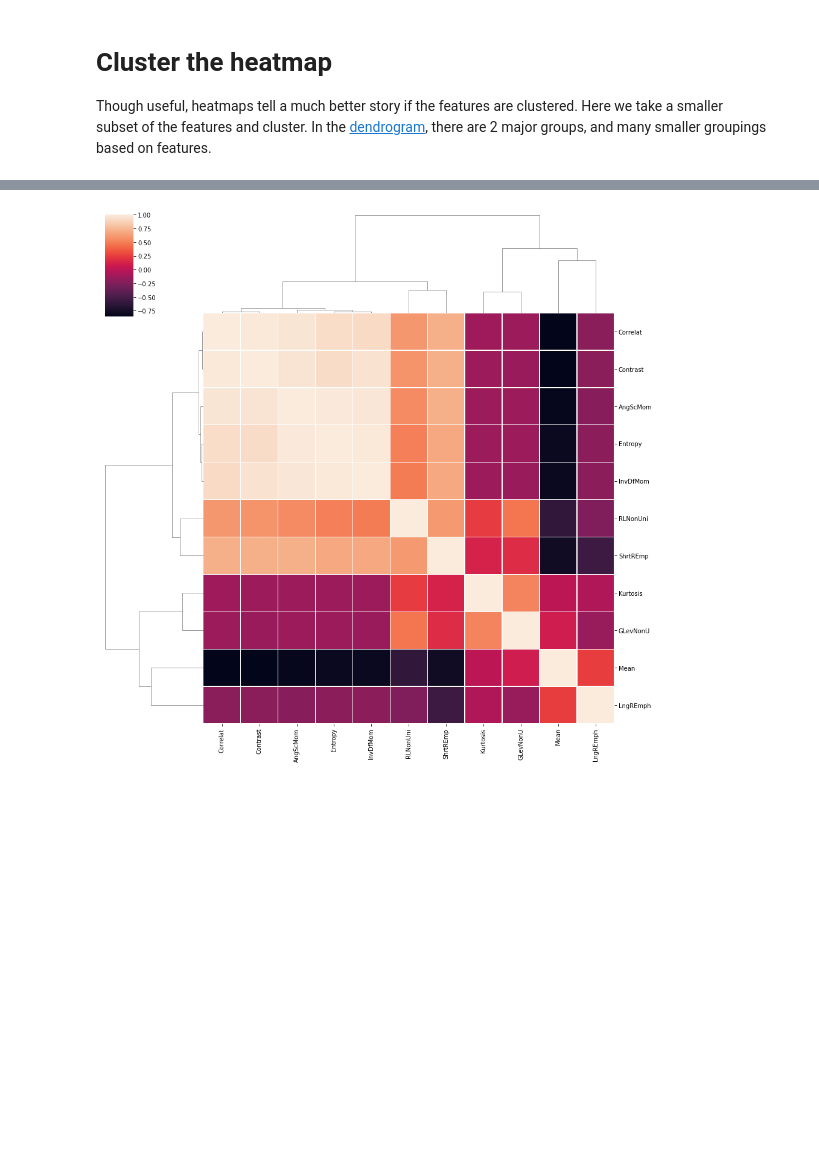
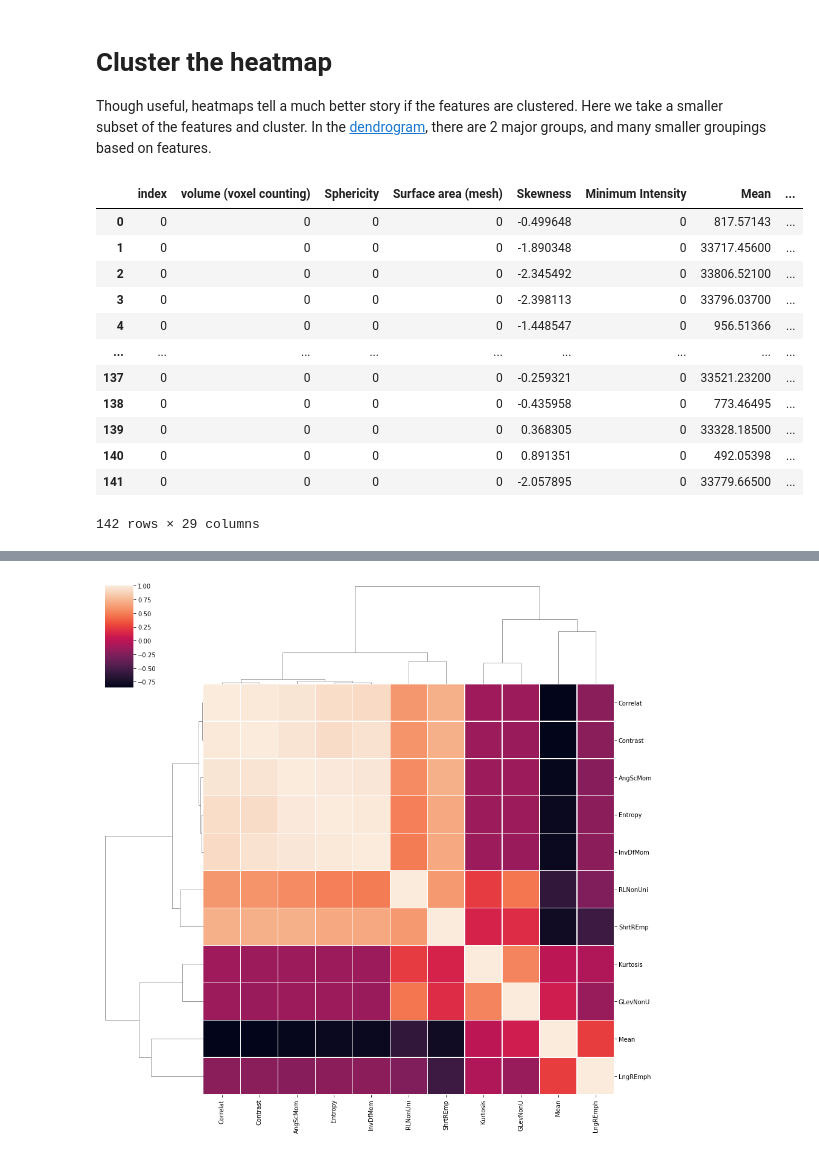
Before and after one commit to manos-mark/radiomics-features-extraction, a Jupyter notebook: MaZda/notebooks/feature visualization.ipynb, the cells around one changed output, grey strips where cells are left out. Saved outputs shown, nothing was run; the diff lists cells and outputs as text; code cells hidden in the pictures; blank space fills up the shorter version.

```diff
--- a/MaZda/notebooks/feature visualization.ipynb
+++ b/MaZda/notebooks/feature visualization.ipynb
@@ -209,6 +209,23 @@ for patient_reports in mazda_output_info.iloc[:,-1]:
 # Cluster the heatmap
 
 Though useful, heatmaps tell a much better story if the features are clustered.  Here we take a smaller subset of the features and cluster.  In the [dendrogram](https://en.wikipedia.org/wiki/Dendrogram), there are 2 major groups, and many smaller groupings based on features.
+# %%
+mazda_dataset=mazda_dataset.reset_index()
+mazda_dataset
+# %% [output]
+|  | index | volume (voxel counting) | Sphericity | Surface area (mesh) | Skewness | Minimum Intensity | Mean | ... |
+| 0 | 0 | 0 | 0 | 0 | -0.499648 | 0 | 817.57143 | ... |
+| 1 | 0 | 0 | 0 | 0 | -1.890348 | 0 | 33717.45600 | ... |
+| 2 | 0 | 0 | 0 | 0 | -2.345492 | 0 | 33806.52100 | ... |
+| 3 | 0 | 0 | 0 | 0 | -2.398113 | 0 | 33796.03700 | ... |
+| 4 | 0 | 0 | 0 | 0 | -1.448547 | 0 | 956.51366 | ... |
+| ... | ... | ... | ... | ... | ... | ... | ... | ... |
+| 137 | 0 | 0 | 0 | 0 | -0.259321 | 0 | 33521.23200 | ... |
+| 138 | 0 | 0 | 0 | 0 | -0.435958 | 0 | 773.46495 | ... |
+| 139 | 0 | 0 | 0 | 0 | 0.368305 | 0 | 33328.18500 | ... |
+| 140 | 0 | 0 | 0 | 0 | 0.891351 | 0 | 492.05398 | ... |
+| 141 | 0 | 0 | 0 | 0 | -2.057895 | 0 | 33779.66500 | ... |
+142 rows × 29 columns
 # %%
 # https://stackoverflow.com/questions/21164910/how-do-i-delete-a-column-that-contains-only-zeros-in-pandas
 cleaned_dataset = mazda_dataset.loc[:, (mazda_dataset != 0).any(axis=0)]
```
Also changed, not shown: parts of 1 cell of this notebook, 5 other files.
